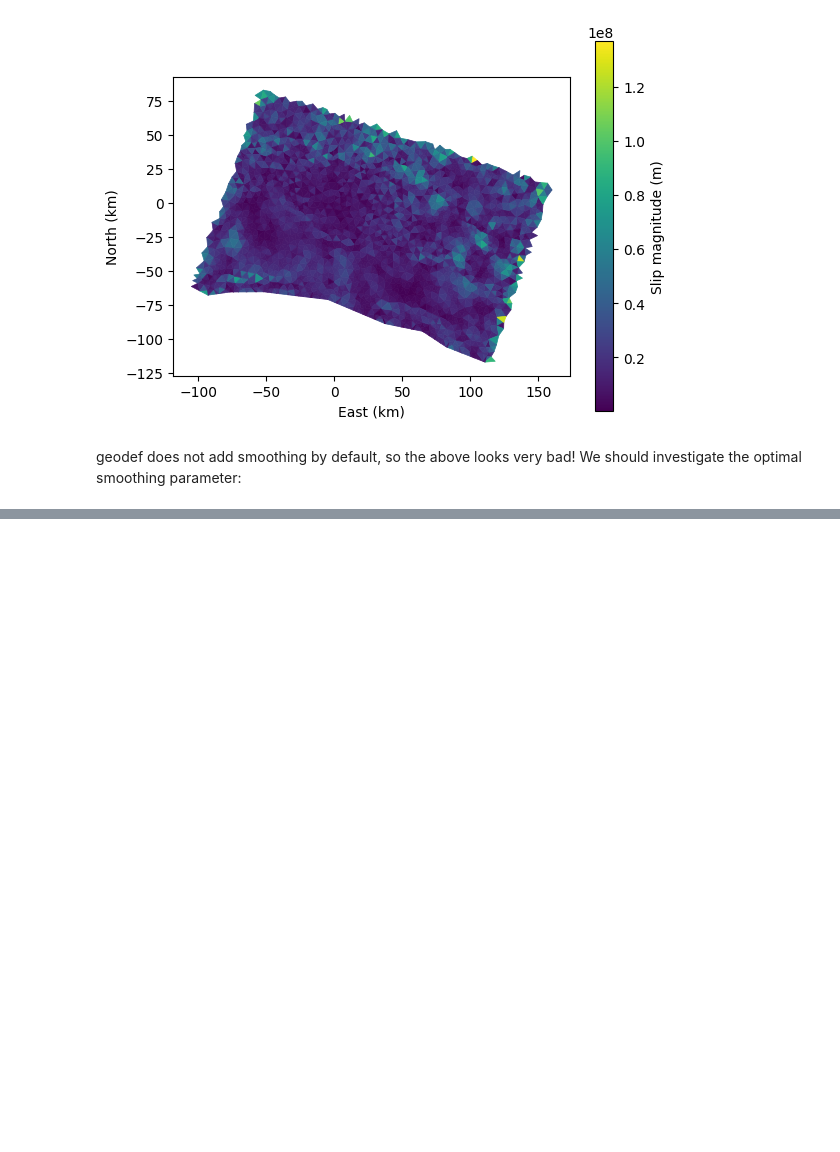
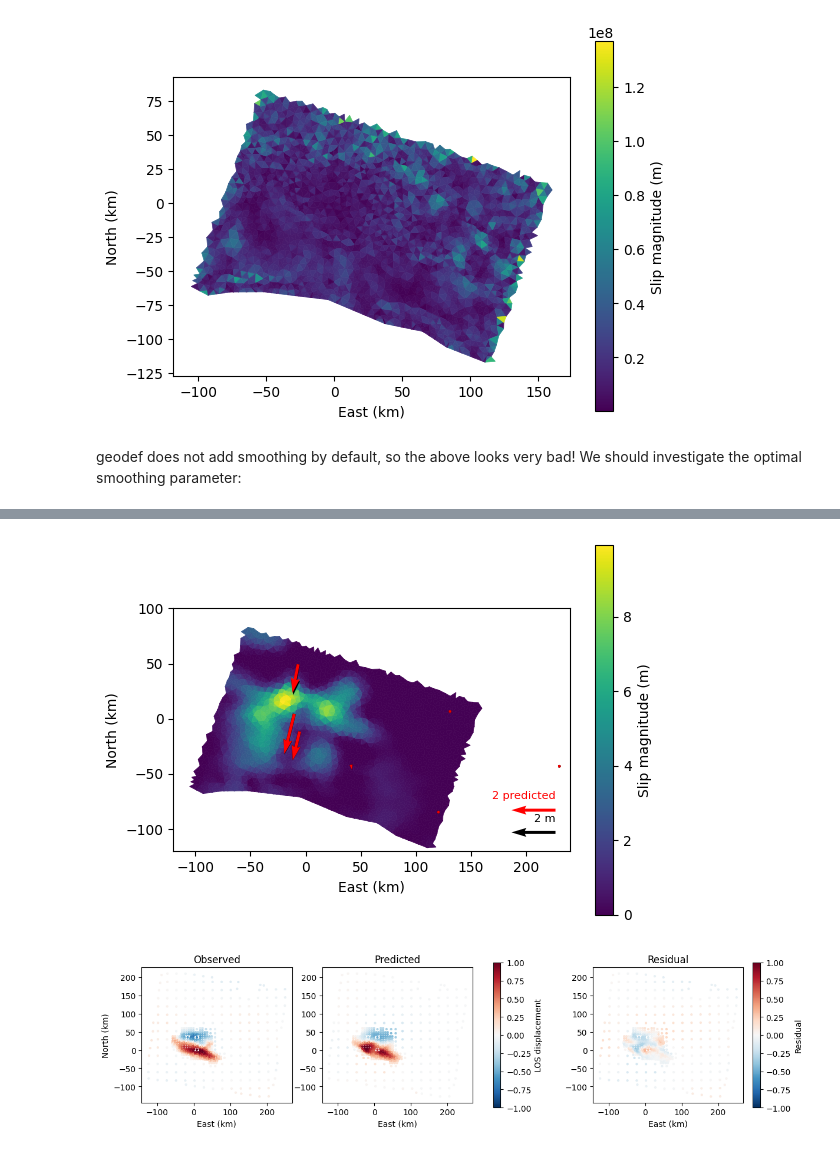
Before and after one commit to ericlindsey/geodef, a Jupyter notebook: examples/gorkha_earthquake/model_gorkha.ipynb, the cells around one changed output, grey strips where cells are left out. Drawn from its saved outputs; the diff is of its cells as text; code cells hidden in the pictures; blank space fills up the shorter version.

```diff
--- a/examples/gorkha_earthquake/model_gorkha.ipynb
+++ b/examples/gorkha_earthquake/model_gorkha.ipynb
@@ -112,0 +130,39 @@ plt.show()
+# %%
+# Now fit a non-negative model with fixed geographic slip azimuth.
+result = geodef.invert(
+    fault, [gnss, insar],
+    smoothing='laplacian', smoothing_strength=1e8,
+    components='azimuth', slip_azimuth=15.0,
+    bounds=(0, None),
+)
+
+# plot slip amplitude
+ax = geodef.plot.slip(fault, result.slip_vector)
+
+# plot vectors
+geodef.plot.vectors(gnss, fault,
+    predicted=result.predicted[:gnss.n_obs],   # optional overlay
+    scale=20,
+    obs_color='black', pred_color='red',
+    components='horizontal',    # 'horizontal', 'vertical', 'both'
+    legend=True,
+    scale_arrow=2, scale_arrow_label="2 m",
+    scale_arrow_loc='lower right',
+    ax=ax
+)
+plt.xlim([-120,240])
+plt.ylim([-120,100])
+plt.show()
+
+# plot InSAR residuals
+geodef.plot.insar(insar, fault,
+    predicted=result.predicted[gnss.n_obs:],
+    layout='obs_pred_res',    # 'obs', 'pred', 'residual', 'obs_pred_res'
+    cmap='RdBu_r',
+    vmin=-1, vmax=1,
+    scatter_kwargs={'s': 4},
+)
+plt.show()
+# %% [output]
+[figure, added]
+[figure, added]
```
Also changed, not shown: parts of 5 cells of this notebook, 14 other files.
